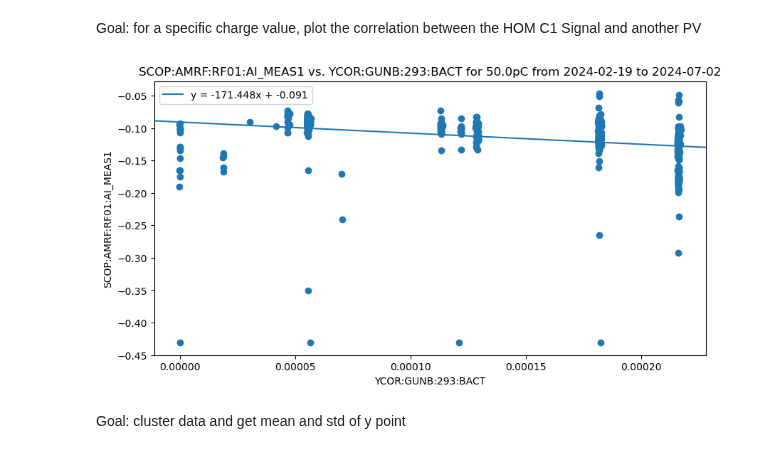
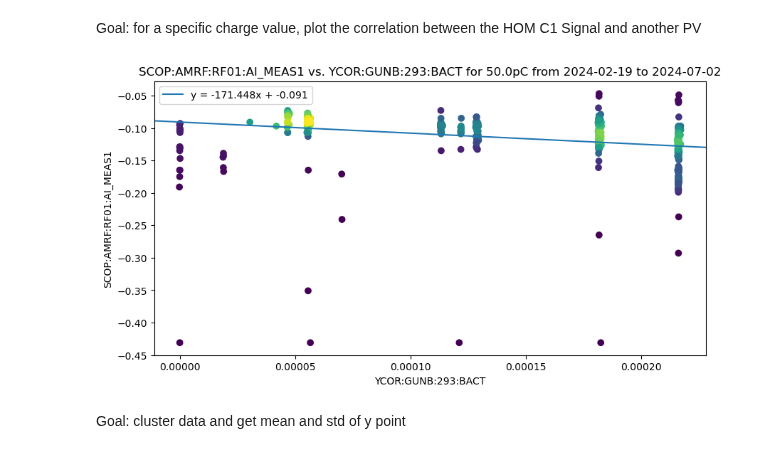
Before and after one commit to jpgtordilla/hombom24, a Jupyter notebook: archive-analysis/lcls-tools-plots/charge_separated_plots/visual_tests/develop_epics_archiver_filter.ipynb, the cells around one changed output. Saved outputs shown, nothing was run; the diff lists cells and outputs as text; code cells hidden in the pictures.

Commit message:
changed to density plots, faster than expected

```diff
--- a/archive-analysis/lcls-tools-plots/charge_separated_plots/visual_tests/develop_epics_archiver_filter.ipynb
+++ b/archive-analysis/lcls-tools-plots/charge_separated_plots/visual_tests/develop_epics_archiver_filter.ipynb
@@ -144,35 +145,41 @@ def plot_correlation(df: pd.DataFrame, pv_y: str, pv_x: str, pv_charge: str, cha
     :param pv_y: String representation of the PV to be plotted on the y-axis.
     :param pv_x: String representation of the PV to be plotted on the x-axis.
     :param pv_charge: String representation of the charge PV by which to filter the DataFrame.
     :param charge_val: The charge value in pC by which to separate out rows.
     :param charge_tolerance: The percentage tolerance between 0.0-1.0 (inclusive) to inform how large of a spread of charge values are kept in the DataFrame.
     """
 
     # filter out unwanted charges
     df_charge_filtered = df[(df[pv_charge] >= charge_val - (charge_val * charge_tolerance)) & (df[pv_charge] <= charge_val + (charge_val * charge_tolerance))]
     fig, ax = plt.subplots(figsize=(10, 5))
     # plot correlation points
     x = df_charge_filtered[pv_x]
     y = df_charge_filtered[pv_y]
-    ax.scatter(x, y)
+
+    # Calculate the point density
+    xy = np.vstack([x,y])
+    z = gaussian_kde(xy)(xy)
+    ax.scatter(x, y, c=z)
+
+    # ax.scatter(x, y)
 
     # create a line of best fit
     slope, intercept = np.polyfit(x, y, deg=1)
     ax.axline(xy1=(0, intercept), slope=slope, label=f"y = {slope:.3f}x + {intercept:.3f}")
 
     # set labels
     start_date = str(df_charge_filtered["Timestamp"].to_list()[0])[:10]
     end_date = str(df_charge_filtered["Timestamp"].to_list()[-1])[:10]
     ax.set_title(f"{pv_y} vs. {pv_x} for {charge_val}pC from {start_date} to {end_date}")
     ax.set_xlabel(pv_x)
     ax.set_ylabel(pv_y)
     ax.legend()
     plt.show()
 
 # For Q ~ 50 pC, plot the correlation between HOM C1 vs. YCOR
 plot_correlation(df_correl, pv_y="SCOP:AMRF:RF01:AI_MEAS1", pv_x="YCOR:GUNB:293:BACT", pv_charge="TORO:GUNB:360:CHRG", charge_val=50.0, charge_tolerance=0.5)
 # %% [output]
-[figure, old version]
+[figure, new version]
 # %% [markdown]
 Goal: cluster data and get mean and std of y point
 # %%
```
Also changed, not shown: parts of 1 cell of this notebook, 6 other files.
